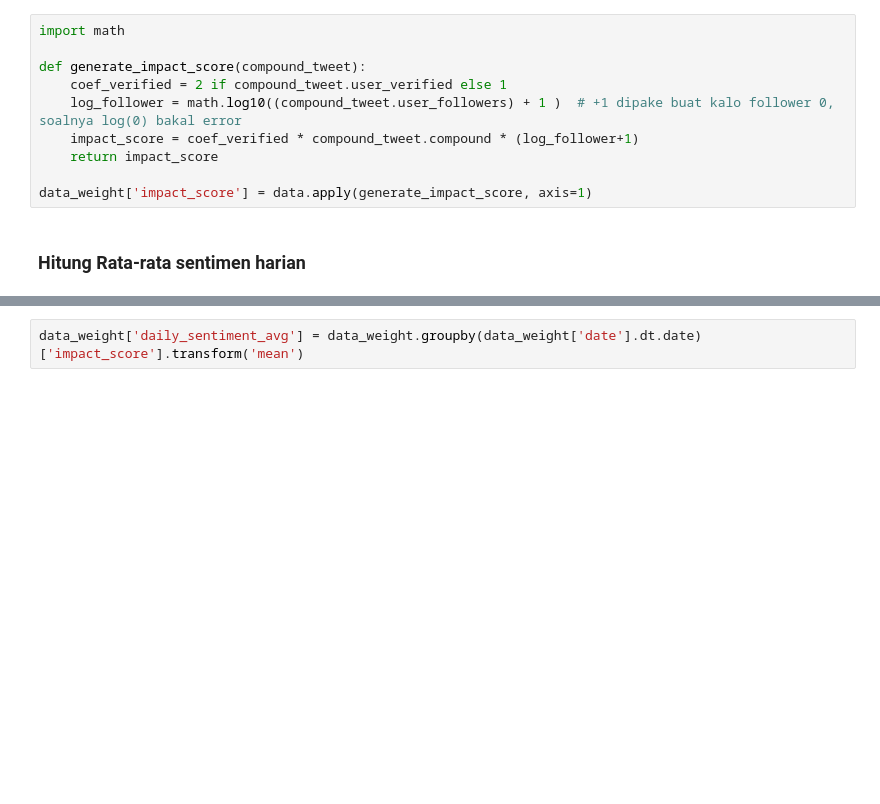
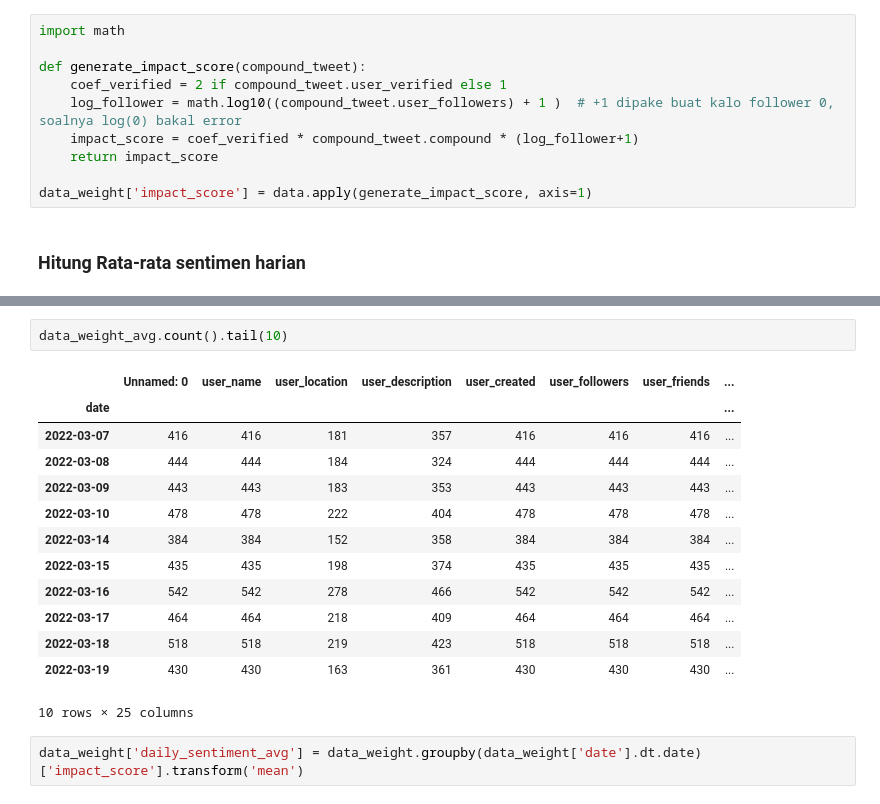
Before and after one commit to krisbianprabowo/bitcoin_price_prediction, a Jupyter notebook: pembobotan_twitter.ipynb, the cells around one changed output, grey strips where cells are left out. Drawn from its saved outputs; the diff is of its cells as text; blank space fills up the shorter version.

```diff
--- a/pembobotan_twitter.ipynb
+++ b/pembobotan_twitter.ipynb
@@ -344,3 +352,19 @@ data_weight['impact_score'] = data.apply(generate_impact_score, axis=1)
+# %%
+data_weight_avg.count().tail(10)
+# %% [output]
+|  | Unnamed: 0 | user_name | user_location | user_description | user_created | user_followers | user_friends | ... |
+| date |  |  |  |  |  |  |  | ... |
+| 2022-03-07 | 416 | 416 | 181 | 357 | 416 | 416 | 416 | ... |
+| 2022-03-08 | 444 | 444 | 184 | 324 | 444 | 444 | 444 | ... |
+| 2022-03-09 | 443 | 443 | 183 | 353 | 443 | 443 | 443 | ... |
+| 2022-03-10 | 478 | 478 | 222 | 404 | 478 | 478 | 478 | ... |
+| 2022-03-14 | 384 | 384 | 152 | 358 | 384 | 384 | 384 | ... |
+| 2022-03-15 | 435 | 435 | 198 | 374 | 435 | 435 | 435 | ... |
+| 2022-03-16 | 542 | 542 | 278 | 466 | 542 | 542 | 542 | ... |
+| 2022-03-17 | 464 | 464 | 218 | 409 | 464 | 464 | 464 | ... |
+| 2022-03-18 | 518 | 518 | 219 | 423 | 518 | 518 | 518 | ... |
+| 2022-03-19 | 430 | 430 | 163 | 361 | 430 | 430 | 430 | ... |
+10 rows × 25 columns
 # %%
 data_weight['daily_sentiment_avg'] = data_weight.groupby(data_weight['date'].dt.date)['impact_score'].transform('mean')
 # %%
```
Also changed, not shown: parts of 2 cells of this notebook, 4 other files.
